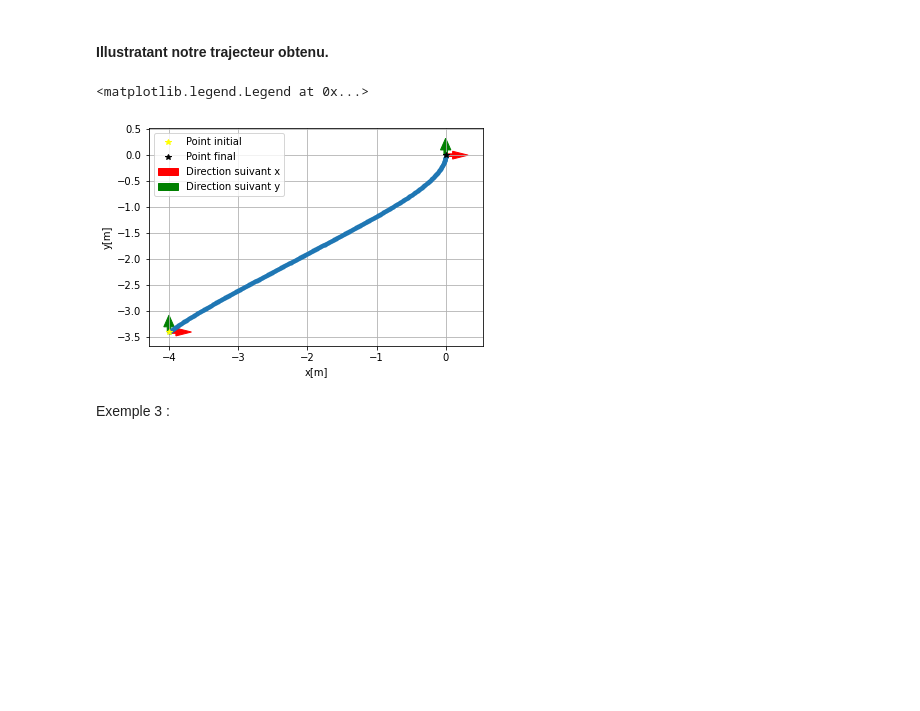
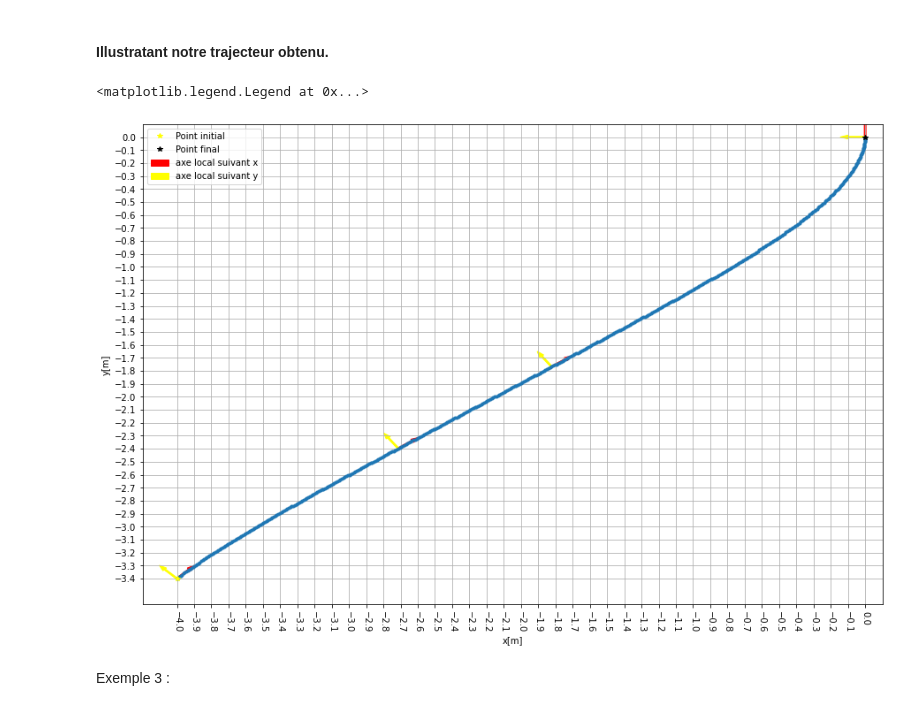
Before and after one commit to Zasfour/Locomotion-humain, a Jupyter notebook: Unicycle_DOC_IOC.ipynb, the cells around one changed output. Saved outputs shown, nothing was run; the diff lists cells and outputs as text; code cells hidden in the pictures; blank space fills up the shorter version.

```diff
--- a/Unicycle_DOC_IOC.ipynb
+++ b/Unicycle_DOC_IOC.ipynb
@@ -31,11 +31,9 @@ S.C  \ \ \ & x_1^{(i+1)} = x_1^i + \tau u_1^i cos(x_3^i)  \\
 \end{align*}
 $$
 # %%
-def distance (x,y, eps):
-    if x-y > 0 :
-        return eps
-    else :
-        return -eps
+def tracer_orientation (x,y,theta, r):
+    plt.arrow(x, y, r*cos(theta),r*sin(theta), width = 0.01, color = 'red' )
+    plt.arrow(x, y, r*cos(pi/2+theta),r*sin(pi/2+theta), width = 0.01, color = 'yellow' )
 # %%
 # Notre fonction contient au totale 5*n  variable où u1, u2, x1, x2 et x3 sont des vecteur de taille n
 
@@ -308,25 +315,35 @@ plt.legend()
 # %% [markdown]
 #### Illustratant notre trajecteur obtenu.
 # %%
+plt.figure(figsize = (15,10))
 plt.plot (X1_2,X2_2 , '.')
 
-plt.arrow(X1_2[0], X2_2[0], distance(X1_2[1],X1_2[0], 0.1),0, width = 0.05 , color = 'red', label = "Direction suivant x")
-plt.arrow(X1_2[0], X2_2[0], 0, distance(X2_2[1],X2_2[0],0.1), width = 0.05, color = 'green', label = "Direction suivant y")
+plt.arrow(X1_2[0], X2_2[0], 0.1*cos(X3_2[0]),0.1*sin(X3_2[0]), width = 0.01, color = 'red', label = "axe local suivant x" )
+plt.arrow(X1_2[0], X2_2[0], 0.1*cos(pi/2+X3_2[0]),0.1*sin(pi/2+X3_2[0]), width = 0.01, color = 'yellow', label = "axe local suivant y" )
 
-plt.arrow(X1_2[-1], X2_2[-1], distance(X1_2[-1],X1_2[n-2],0.1),0, width = 0.05, color = 'red')
-plt.arrow(X1_2[-1], X2_2[-1], 0, distance(X2_2[-1],X2_2[n-2],0.1), width = 0.05, color = 'green')
+tracer_orientation (X1_2[150],X2_2[150],X3_2[150],0.1)
+
+tracer_orientation (X1_2[250],X2_2[250],X3_2[250],0.1)
+
+tracer_orientation (X1_2[-1],X2_2[-1],X3_2[-1],0.1)
 
 
 plt.plot(x1_2i,x2_2i, '*', label = 'Point initial', color = 'yellow')
 plt.plot(x1_2f,x2_2f, '*', label = 'Point final', color = 'black')
 
+plt.xlim(X1_2[0]-0.2, max(X1_2)+0.1)
+plt.ylim(X2_2[0]-0.2, max(X2_2)+0.1)
+
+
+plt.xticks(np.arange(X1_2[0], max(X1_2)+0.1, 0.1), rotation=-90)
+plt.yticks(np.arange(X2_2[0], max(X2_2)+0.1, 0.1))
 plt.xlabel('x[m]')
 plt.ylabel('y[m]')
 plt.grid(True)
 plt.legend()
 # %% [output]
 <matplotlib.legend.Legend at 0x...>
-[figure, old version]
+[figure, new version]
 # %% [markdown]
 Exemple 3 :
 # %%
```
Also changed, not shown: parts of 22 cells of this notebook, 1 other file.
